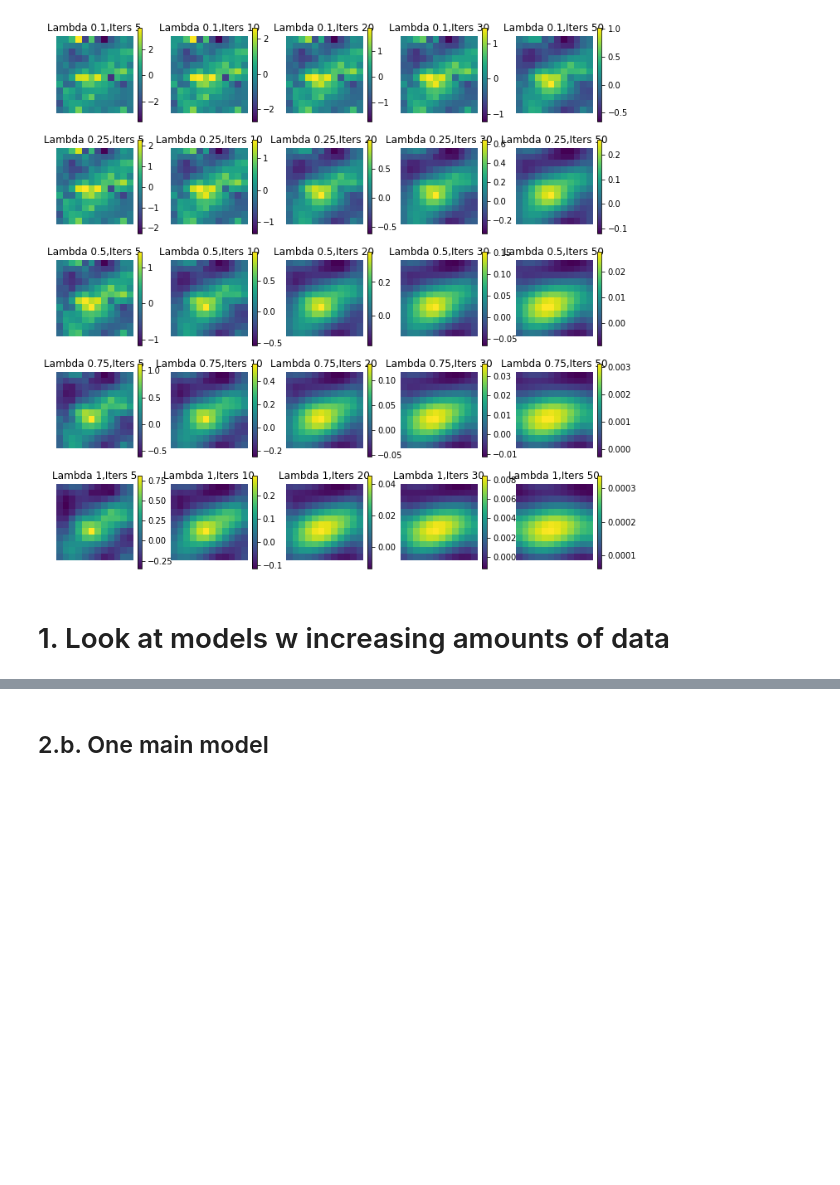
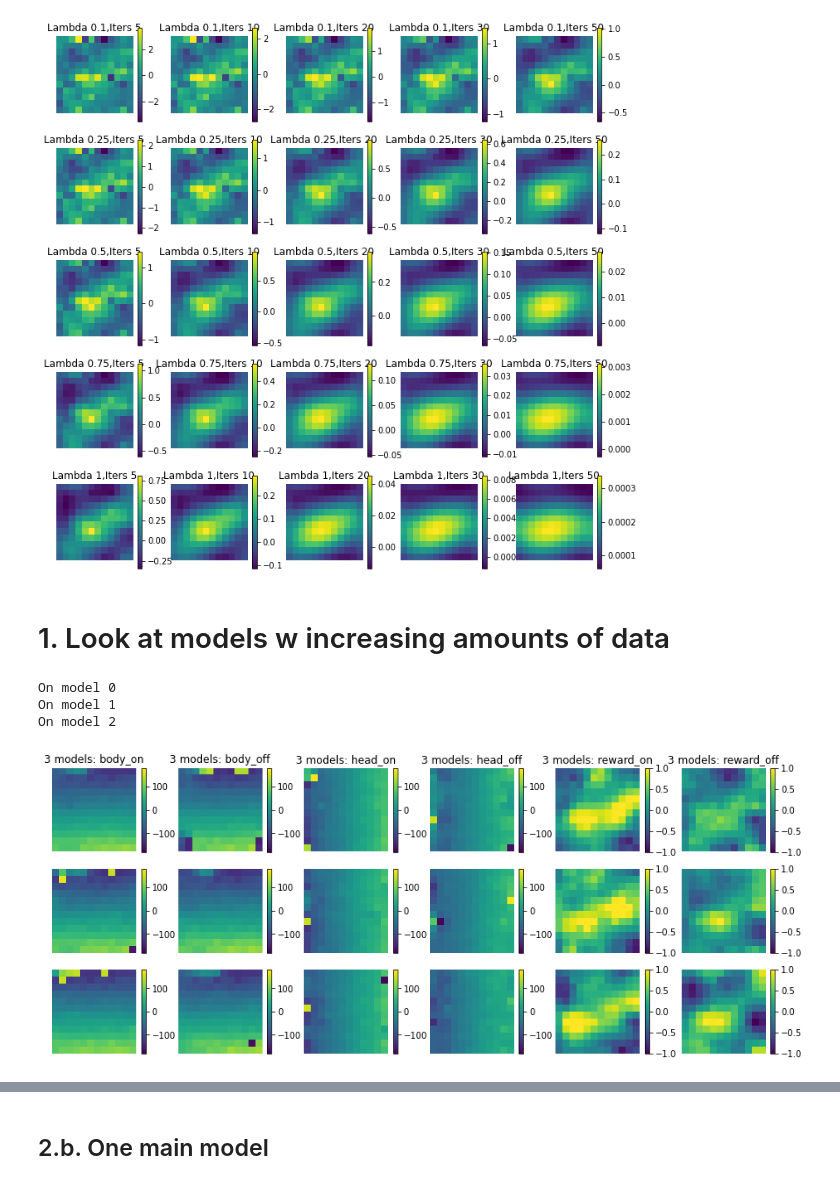
Before and after one commit to ccli3896/RLWorms, a Jupyter notebook: 12_19_homeTesting/RunMoreThings.ipynb, the cells around one changed output, grey strips where cells are left out. Drawn from its saved outputs; the diff is of its cells as text; code cells hidden in the pictures; blank space fills up the shorter version.

Commit message:
sampling models with new hps

```diff
--- a/12_19_homeTesting/RunMoreThings.ipynb
+++ b/12_19_homeTesting/RunMoreThings.ipynb
@@ -74,10 +74,32 @@ plot_key(mods,'reward_off',lambdas,iters)
 [figure]
 # %% [markdown]
 # 1. Look at models w increasing amounts of data
-# %%
-def mods_w_diff_samples(n_models,handler,samples):
-    # Returns a list of models
-    mods = []
-    for n in range(n_models):
-        mods.append(eme.ModelSet(n_models,samples=samples))
-        mods[n].make_models(handler,sm_pars={'lambda':.25,'iters':10})
+# %%
+def mods_w_diff_samples(n_models,handler,samples):
+    # Returns a list of models
+    mods = []
+    mods=eme.ModelSet(n_models,samples=samples)
+    mods.make_models(handler,sm_pars={'lambda':.25,'iters':10})
+    return mods.models
+
+def plot_mods(models):
+    fig,ax = plt.subplots(len(mods),6)
+    fig.set_size_inches((15,2*len(mods)))
+    for m,mod in enumerate(models):
+        for i,(key,item) in enumerate(mod.items()):
+            if i<4:
+                img = ax[m,i].imshow(item[:,:,0],vmin=-180,vmax=180)
+            else:
+                img = ax[m,i].imshow(item[:,:,0],vmin=-1,vmax=1)
+            fig.colorbar(img,ax=ax[m,i])
+            ax[m,i].axis('off')
+            if m==0:
+                ax[m,i].set_title(f'{len(mods)} models: {key}')
+# %%
+mods = mods_w_diff_samples(3,dh,5000)
+plot_mods(mods)
+# %% [output]
+On model 0
+On model 1
+On model 2
+[figure, added]
```
Also changed, not shown: parts of 9 cells of this notebook.
